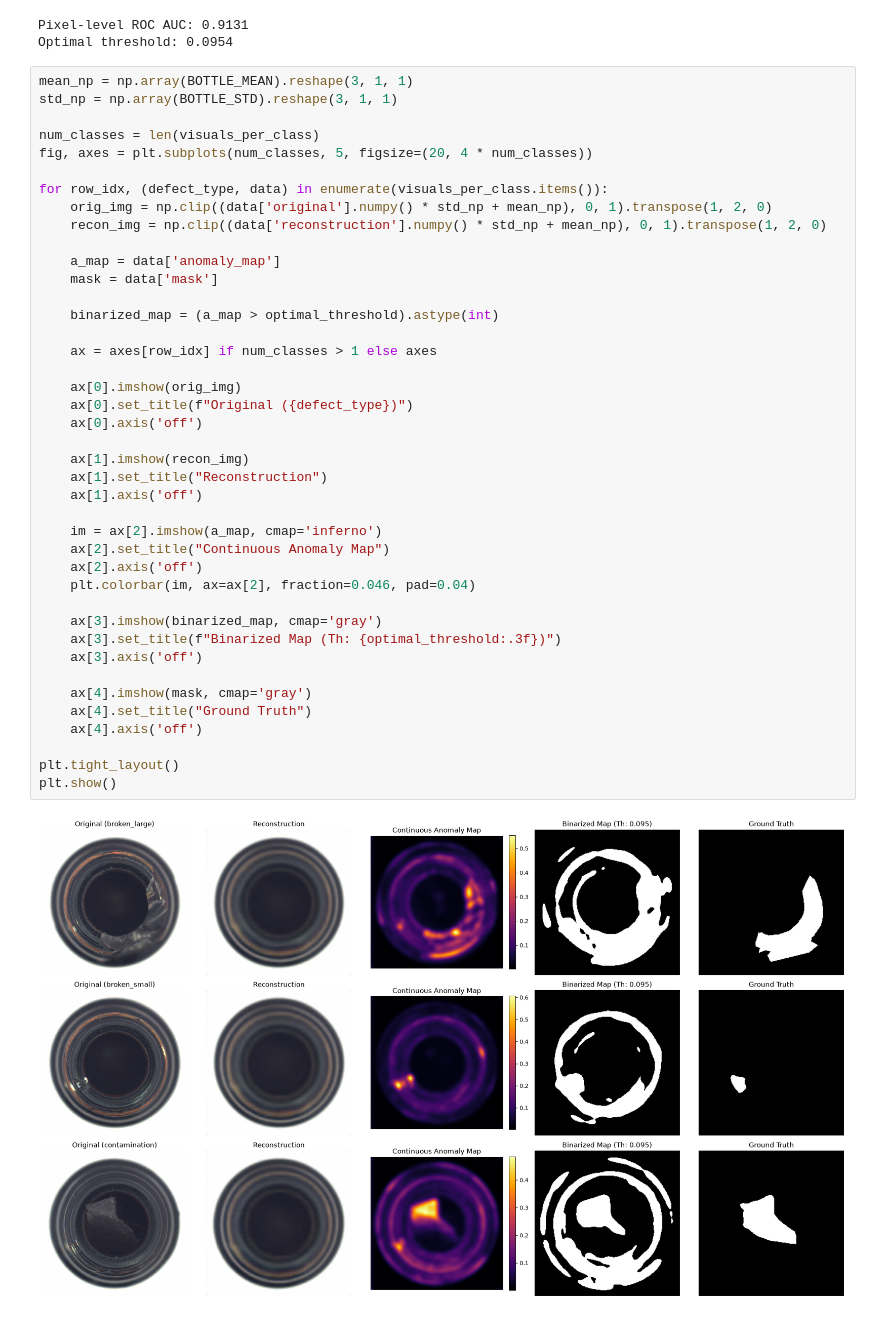
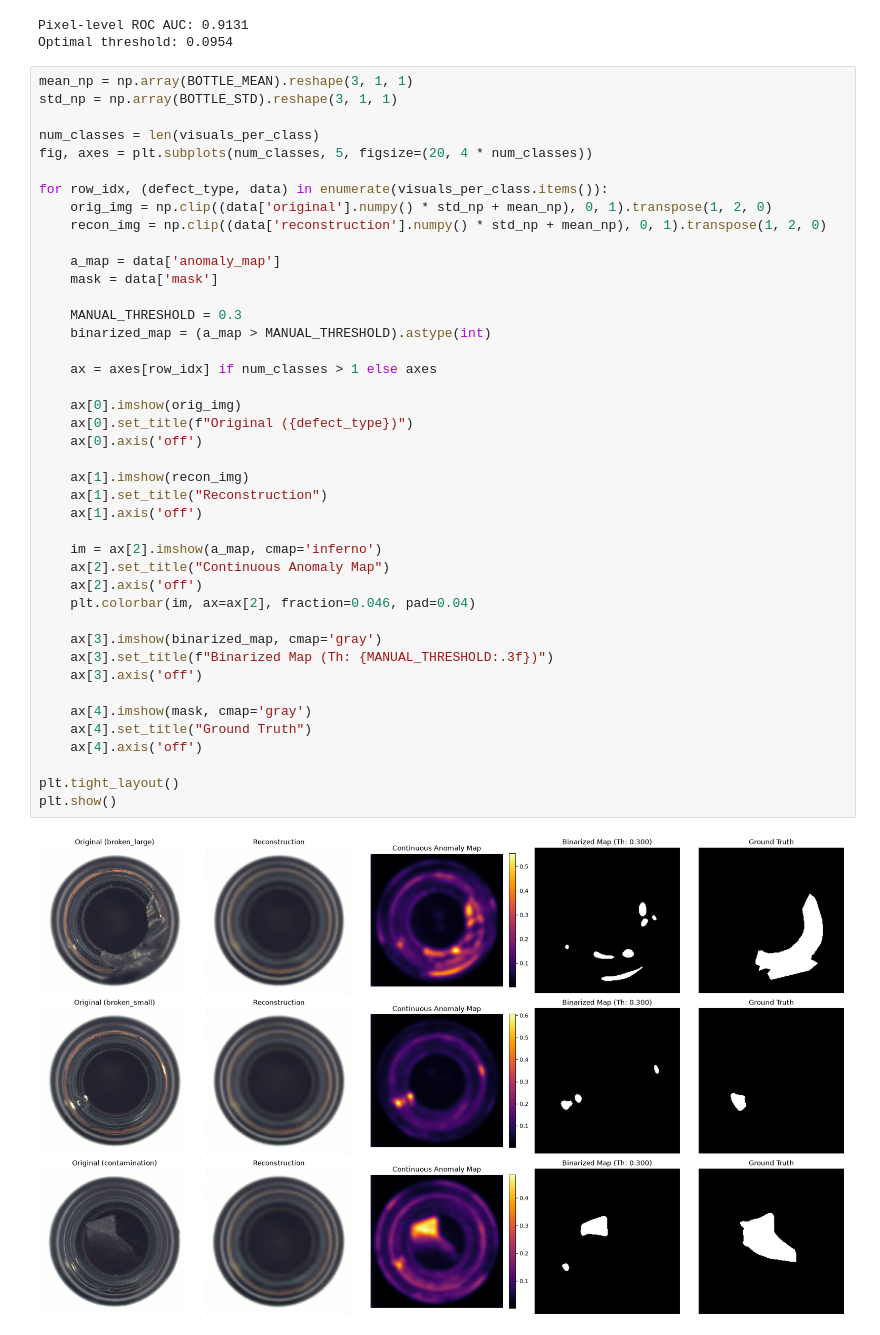
Before and after one commit to prroud/Unsupervised-Anomaly-Detection-Using-Autoencoder-Architecture, a Jupyter notebook: notebooks/model.ipynb, the cells around one changed output. Saved outputs shown, nothing was run; the diff lists cells and outputs as text.

Commit message:
Add manual threshold to get rid of overreactive binarized map

```diff
--- a/notebooks/model.ipynb
+++ b/notebooks/model.ipynb
@@ -340,33 +340,34 @@ for row_idx, (defect_type, data) in enumerate(visuals_per_class.items()):
 
     a_map = data['anomaly_map']
     mask = data['mask']
 
-    binarized_map = (a_map > optimal_threshold).astype(int)
+    MANUAL_THRESHOLD = 0.3
+    binarized_map = (a_map > MANUAL_THRESHOLD).astype(int)
 
     ax = axes[row_idx] if num_classes > 1 else axes
 
     ax[0].imshow(orig_img)
     ax[0].set_title(f"Original ({defect_type})")
     ax[0].axis('off')
 
     ax[1].imshow(recon_img)
     ax[1].set_title("Reconstruction")
     ax[1].axis('off')
 
     im = ax[2].imshow(a_map, cmap='inferno')
     ax[2].set_title("Continuous Anomaly Map")
     ax[2].axis('off')
     plt.colorbar(im, ax=ax[2], fraction=0.046, pad=0.04)
 
     ax[3].imshow(binarized_map, cmap='gray')
-    ax[3].set_title(f"Binarized Map (Th: {optimal_threshold:.3f})")
+    ax[3].set_title(f"Binarized Map (Th: {MANUAL_THRESHOLD:.3f})")
     ax[3].axis('off')
 
     ax[4].imshow(mask, cmap='gray')
     ax[4].set_title("Ground Truth")
     ax[4].axis('off')
 
 plt.tight_layout()
 plt.show()
 # %% [output]
-[figure, old version]
+[figure, new version]
```
